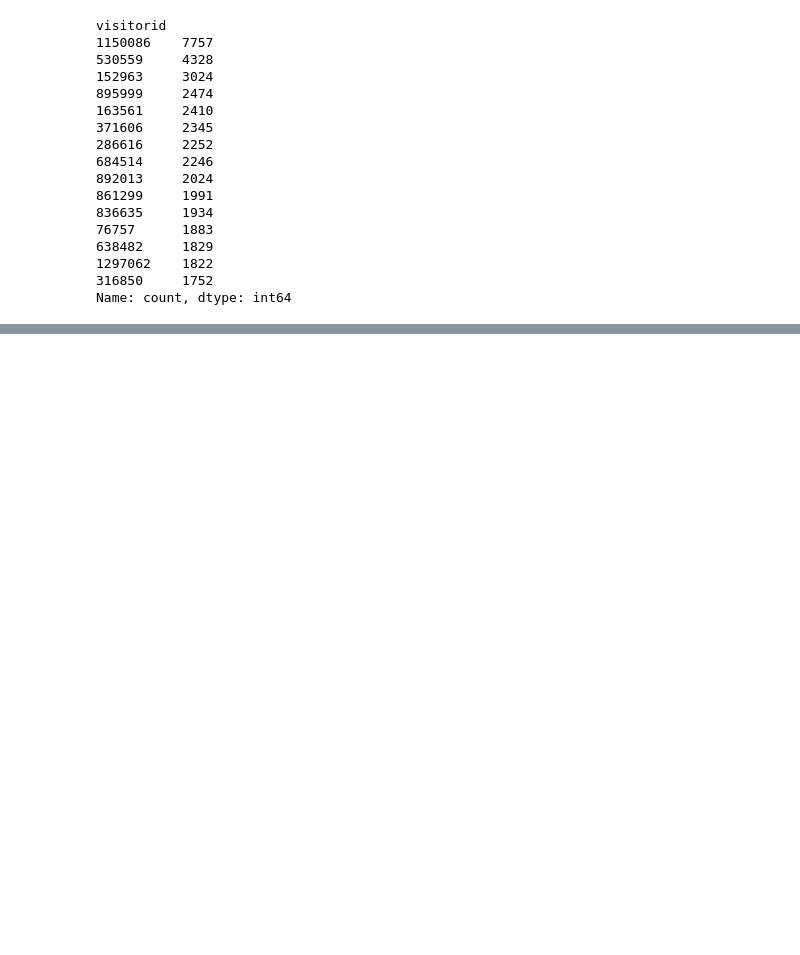
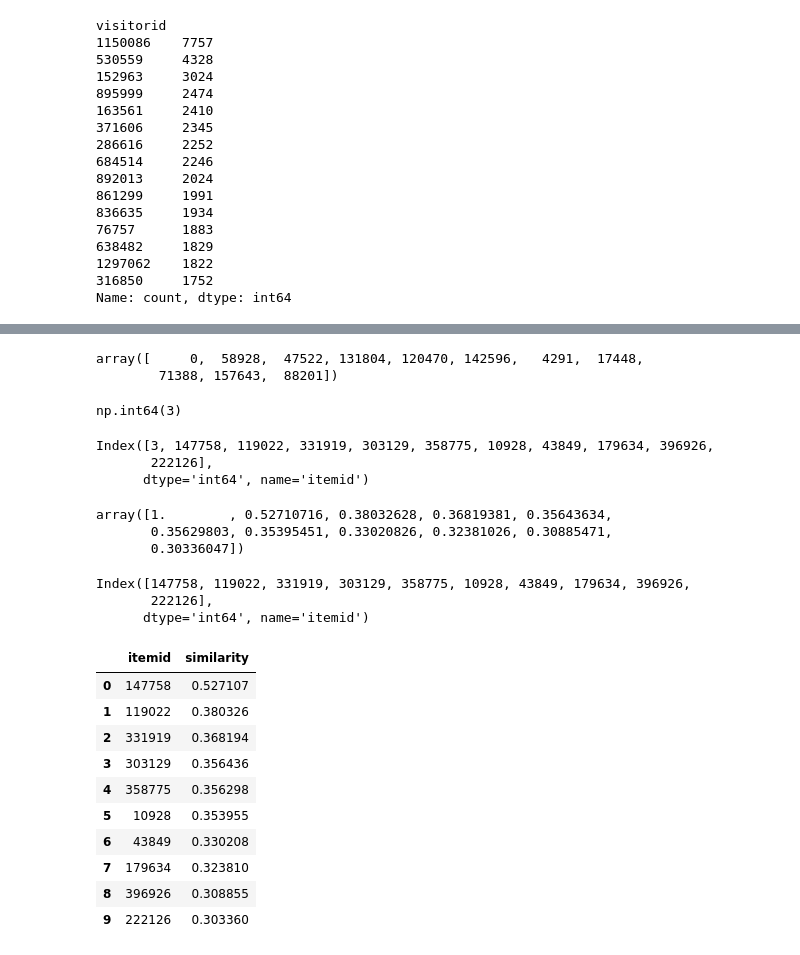
Before and after one commit to pranjal7-81/hybrid-ecommerce-recommendation-engine, a Jupyter notebook: notebooks/01_data_exploration.ipynb, the cells around one changed output, grey strips where cells are left out. Drawn from its saved outputs; the diff is of its cells as text; code cells hidden in the pictures; blank space fills up the shorter version.

Commit message:
Build content-based recommendation model

```diff
--- a/notebooks/01_data_exploration.ipynb
+++ b/notebooks/01_data_exploration.ipynb
@@ -153,0 +357,55 @@ Name: count, dtype: int64
+# %%
+similar_products = similarity[0].argsort()[::-1][:11]
+
+similar_products
+# %% [output]
+array([     0,  58928,  47522, 131804, 120470, 142596,   4291,  17448,
+        71388, 157643,  88201])
+# %%
+product_profiles.index[0]
+# %% [output]
+np.int64(3)
+# %%
+recommended_itemids = product_profiles.index[similar_products]
+
+recommended_itemids
+# %% [output]
+Index([3, 147758, 119022, 331919, 303129, 358775, 10928, 43849, 179634, 396926,
+       222126],
+      dtype='int64', name='itemid')
+# %%
+similarity_scores = similarity[0][similar_products]
+
+similarity_scores
+# %% [output]
+array([1.        , 0.52710716, 0.38032628, 0.36819381, 0.35643634,
+       0.35629803, 0.35395451, 0.33020826, 0.32381026, 0.30885471,
+       0.30336047])
+# %%
+recommended_itemids = recommended_itemids[1:]
+similarity_scores = similarity_scores[1:]
+# %%
+recommended_itemids
+# %% [output]
+Index([147758, 119022, 331919, 303129, 358775, 10928, 43849, 179634, 396926,
+       222126],
+      dtype='int64', name='itemid')
+# %%
+recommendations = pd.DataFrame({
+    "itemid": recommended_itemids,
+    "similarity": similarity_scores
+})
+
+recommendations
+# %% [output]
+|  | itemid | similarity |
+| 0 | 147758 | 0.527107 |
+| 1 | 119022 | 0.380326 |
+| 2 | 331919 | 0.368194 |
+| 3 | 303129 | 0.356436 |
+| 4 | 358775 | 0.356298 |
+| 5 | 10928 | 0.353955 |
+| 6 | 43849 | 0.330208 |
+| 7 | 179634 | 0.323810 |
+| 8 | 396926 | 0.308855 |
+| 9 | 222126 | 0.303360 |
```
Also changed, not shown: parts of 29 cells of this notebook.
